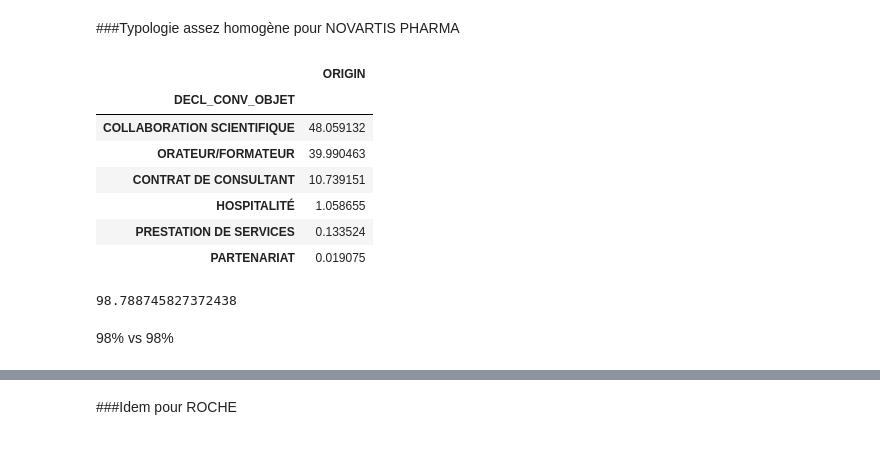
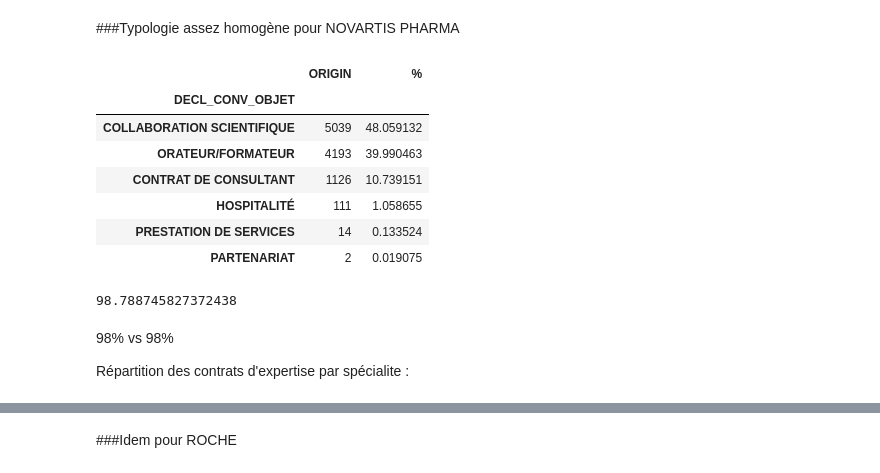
Before and after one commit to regardscitoyens/sunshine-data, a Jupyter notebook: exploitations/capa/capa.ipynb, the cells around one changed output, grey strips where cells are left out. Drawn from its saved outputs; the diff is of its cells as text; code cells hidden in the pictures.

```diff
--- a/exploitations/capa/capa.ipynb
+++ b/exploitations/capa/capa.ipynb
@@ -604,22 +647,23 @@ pc
 # %%
 labo = pd.read_csv("NOVARTIS_PHARMA.anon.csv", encoding='utf-8')
 laboc = labo.dropna(subset = ['DECL_CONV_DATE'])
 laboc = laboc[laboc.DECL_CONV_DATE.str.contains(r'^20\d\d-')]
 
 conventions = laboc[['LABO', 'DECL_CONV_DATE','DECL_CONV_OBJET', 'BENEF_PS_QUALIFICATION', 'ORIGIN']]
 conventions.index = pd.to_datetime(conventions['DECL_CONV_DATE'])
 tot = conventions['ORIGIN'].count()
-contrats = conventions.groupby('DECL_CONV_OBJET')[['ORIGIN']].count() * 100 /tot
+contrats = conventions.groupby('DECL_CONV_OBJET')[['ORIGIN']].count()
+contrats['%'] = contrats * 100 /tot
 contrats.sort('ORIGIN', ascending=False)
 # %% [output]
-|  | ORIGIN |
-| DECL_CONV_OBJET |  |
-| COLLABORATION SCIENTIFIQUE | 48.059132 |
-| ORATEUR/FORMATEUR | 39.990463 |
-| CONTRAT DE CONSULTANT | 10.739151 |
-| HOSPITALITÉ | 1.058655 |
-| PRESTATION DE SERVICES | 0.133524 |
-| PARTENARIAT | 0.019075 |
+|  | ORIGIN | % |
+| DECL_CONV_OBJET |  |  |
+| COLLABORATION SCIENTIFIQUE | 5039 | 48.059132 |
+| ORATEUR/FORMATEUR | 4193 | 39.990463 |
+| CONTRAT DE CONSULTANT | 1126 | 10.739151 |
+| HOSPITALITÉ | 111 | 1.058655 |
+| PRESTATION DE SERVICES | 14 | 0.133524 |
+| PARTENARIAT | 2 | 0.019075 |
 # %%
 pc = 0
 for t in typecontrat:
@@ -629,3 +673,5 @@ pc
 98.788745827372438
 # %% [markdown]
 98% vs 98%
+
+Répartition des contrats d'expertise par spécialite :
```
Also changed, not shown: parts of 24 cells of this notebook, 1 other file.
